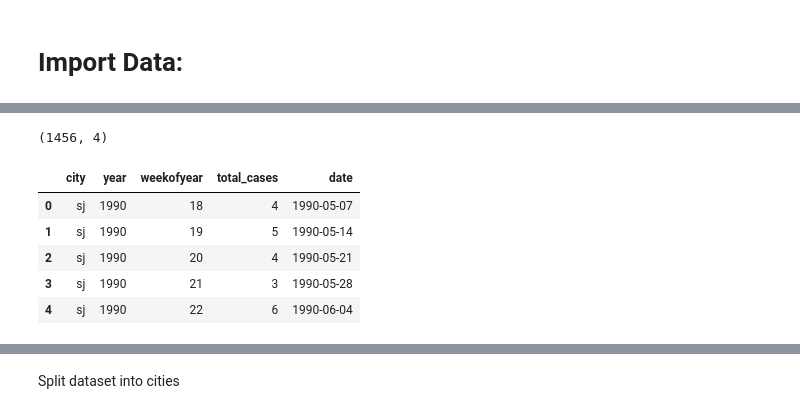
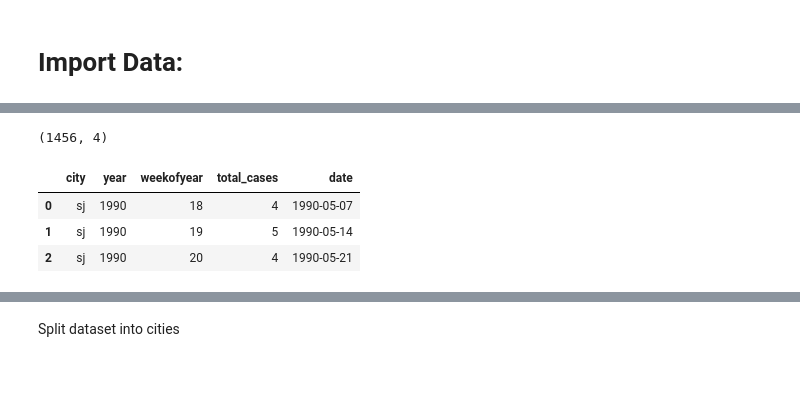
Before and after one commit to Andriianova-Elena/projects-in-python, a Jupyter notebook: DengAI.ipynb, the cells around one changed output, grey strips where cells are left out. Drawn from its saved outputs; the diff is of its cells as text; code cells hidden in the pictures; blank space fills up the shorter version.

```diff
--- a/DengAI.ipynb
+++ b/DengAI.ipynb
@@ -58,14 +43,12 @@ data.describe(include='all')
 # %%
 labels =pd.read_csv("DengAI_data/dengue_labels_train.csv")
 print(labels.shape)
 labels["date"] = pd.to_datetime(labels.year.astype(str), format='%Y') + pd.to_timedelta(
 labels.weekofyear.mul(7).astype(str) + ' days')
-labels.head()
+labels.head(3)
 # %% [output]
 (1456, 4)
 |  | city | year | weekofyear | total_cases | date |
 | 0 | sj | 1990 | 18 | 4 | 1990-05-07 |
 | 1 | sj | 1990 | 19 | 5 | 1990-05-14 |
 | 2 | sj | 1990 | 20 | 4 | 1990-05-21 |
-| 3 | sj | 1990 | 21 | 3 | 1990-05-28 |
-| 4 | sj | 1990 | 22 | 6 | 1990-06-04 |
```
Also changed, not shown: parts of 31 cells of this notebook.
